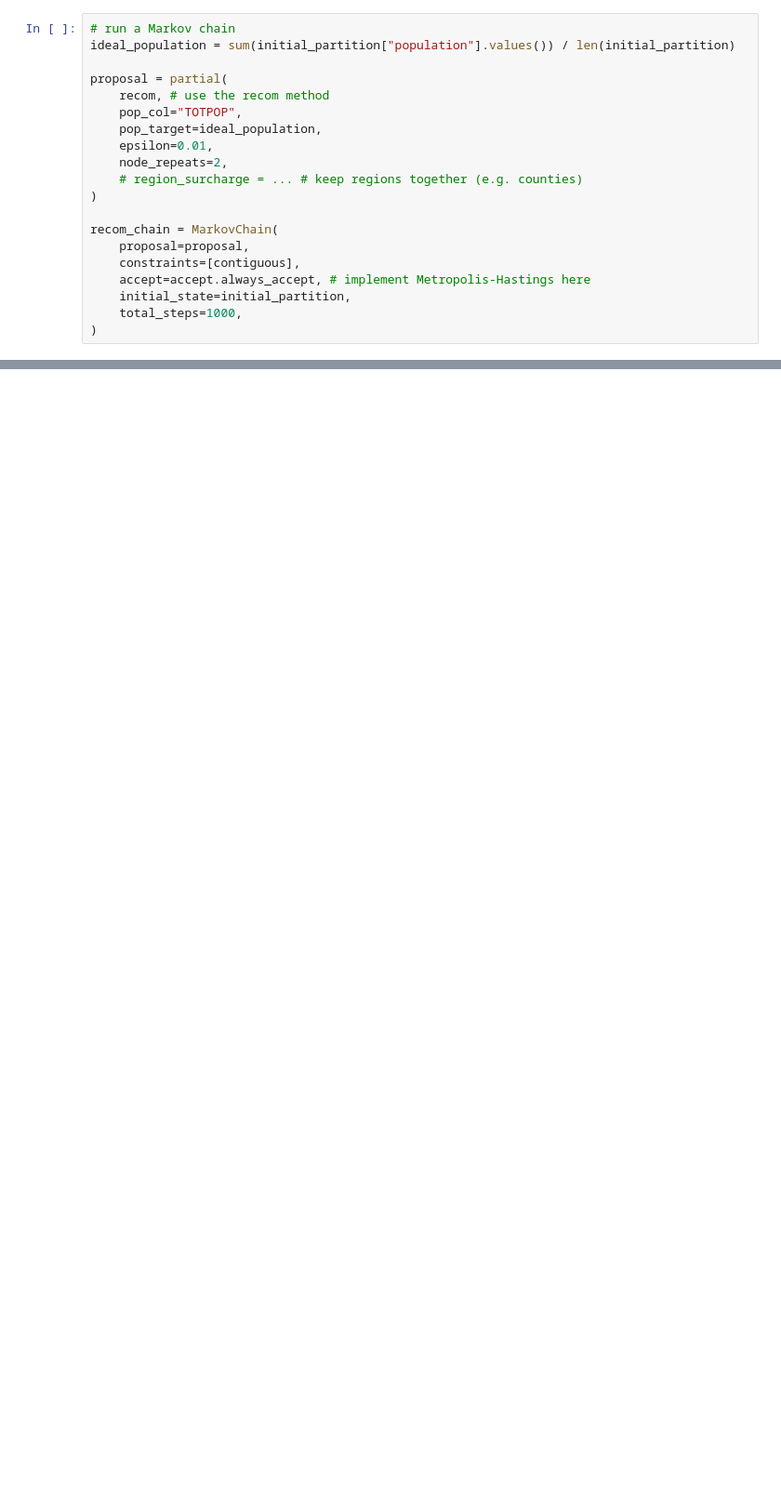
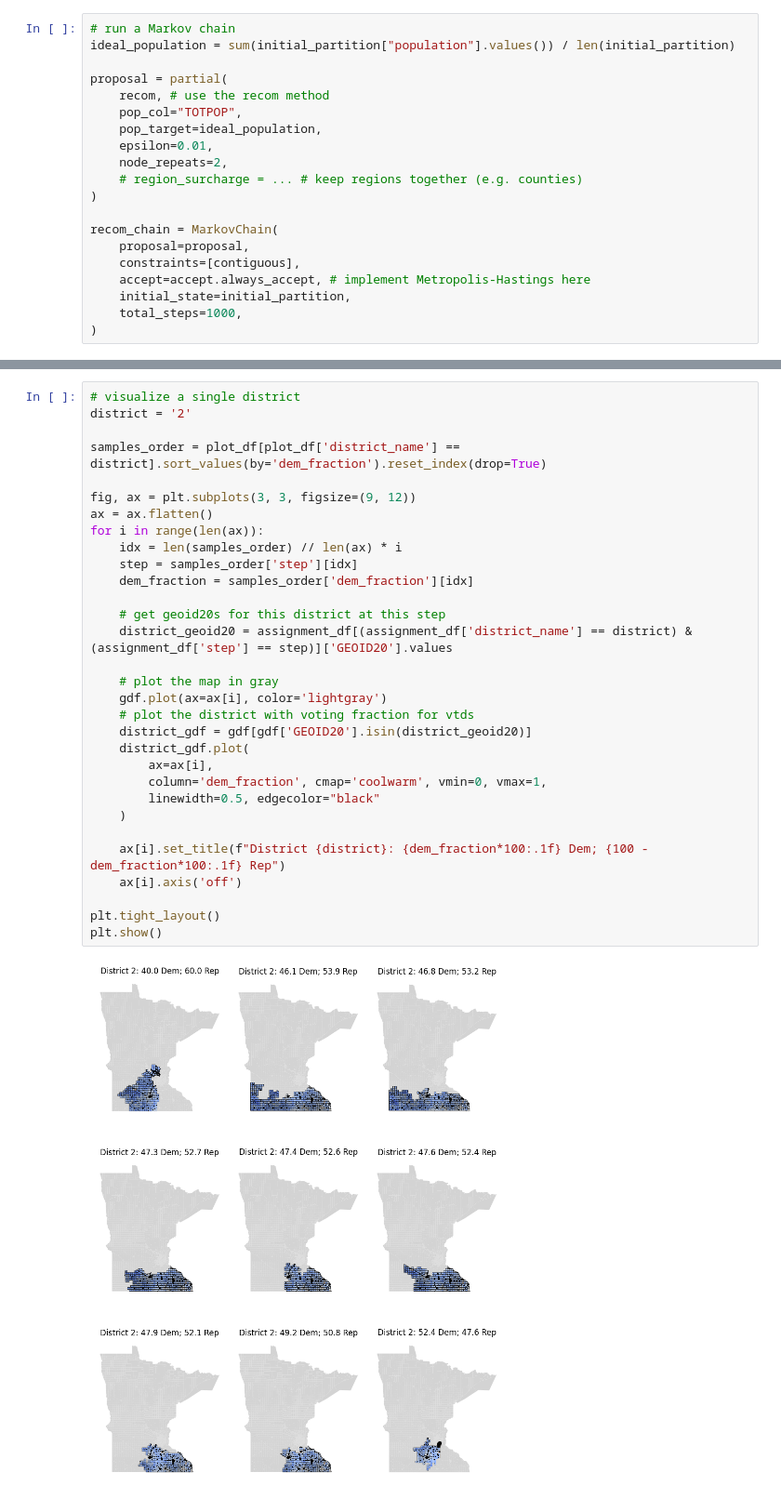
Before and after one commit to fyng/cellmander, a Jupyter notebook: notebooks/demo.ipynb, the cells around one changed output, grey strips where cells are left out. Shown at 93% size. Saved outputs shown, nothing was run; the diff lists cells and outputs as text; blank space fills up the shorter version.

```diff
--- a/notebooks/demo.ipynb
+++ b/notebooks/demo.ipynb
@@ -444,0 +529,33 @@ plt.show()
+# %%
+# visualize a single district
+district = '2'
+
+samples_order = plot_df[plot_df['district_name'] == district].sort_values(by='dem_fraction').reset_index(drop=True)
+
+fig, ax = plt.subplots(3, 3, figsize=(9, 12))
+ax = ax.flatten()
+for i in range(len(ax)):
+    idx = len(samples_order) // len(ax) * i
+    step = samples_order['step'][idx]
+    dem_fraction = samples_order['dem_fraction'][idx]
+
+    # get geoid20s for this district at this step
+    district_geoid20 = assignment_df[(assignment_df['district_name'] == district) & (assignment_df['step'] == step)]['GEOID20'].values
+
+    # plot the map in gray
+    gdf.plot(ax=ax[i], color='lightgray')
+    # plot the district with voting fraction for vtds
+    district_gdf = gdf[gdf['GEOID20'].isin(district_geoid20)]
+    district_gdf.plot(
+        ax=ax[i],
+        column='dem_fraction', cmap='coolwarm', vmin=0, vmax=1,
+        linewidth=0.5, edgecolor="black"
+    )
+
+    ax[i].set_title(f"District {district}: {dem_fraction*100:.1f} Dem; {100 - dem_fraction*100:.1f} Rep")
+    ax[i].axis('off')
+
+plt.tight_layout()
+plt.show()
+# %% [output]
+[figure, added]
```
Also changed, not shown: parts of 6 cells of this notebook, 4 other files.
